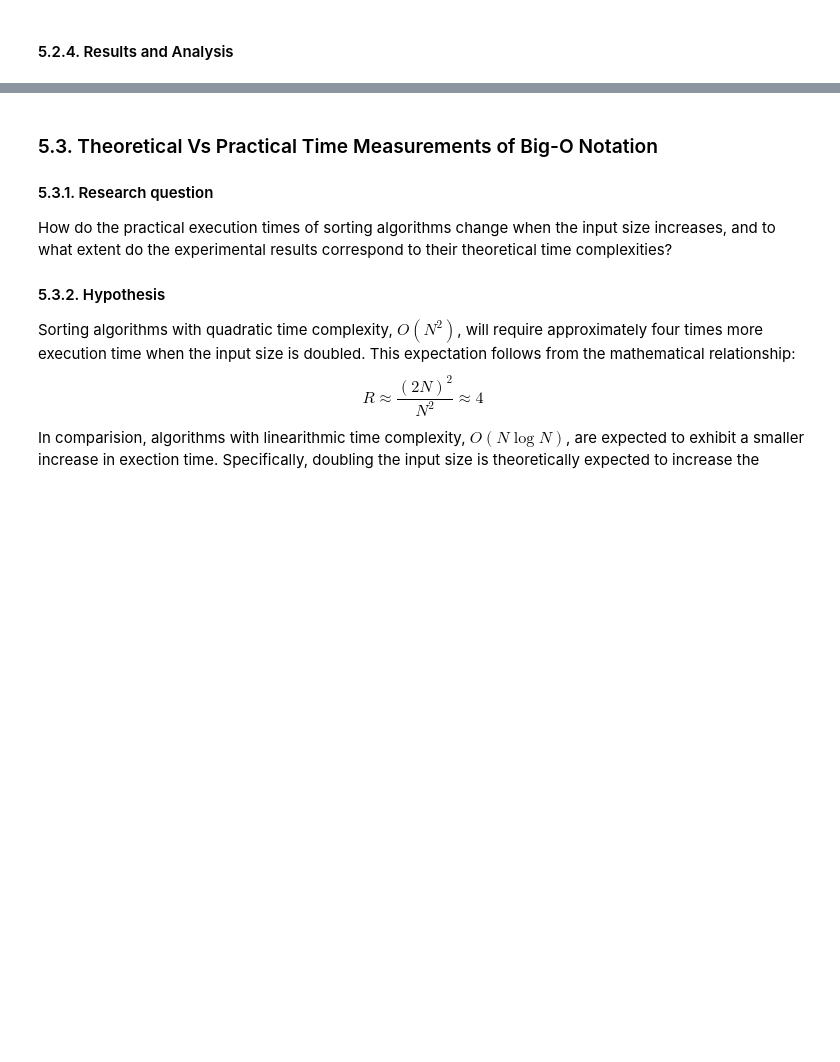
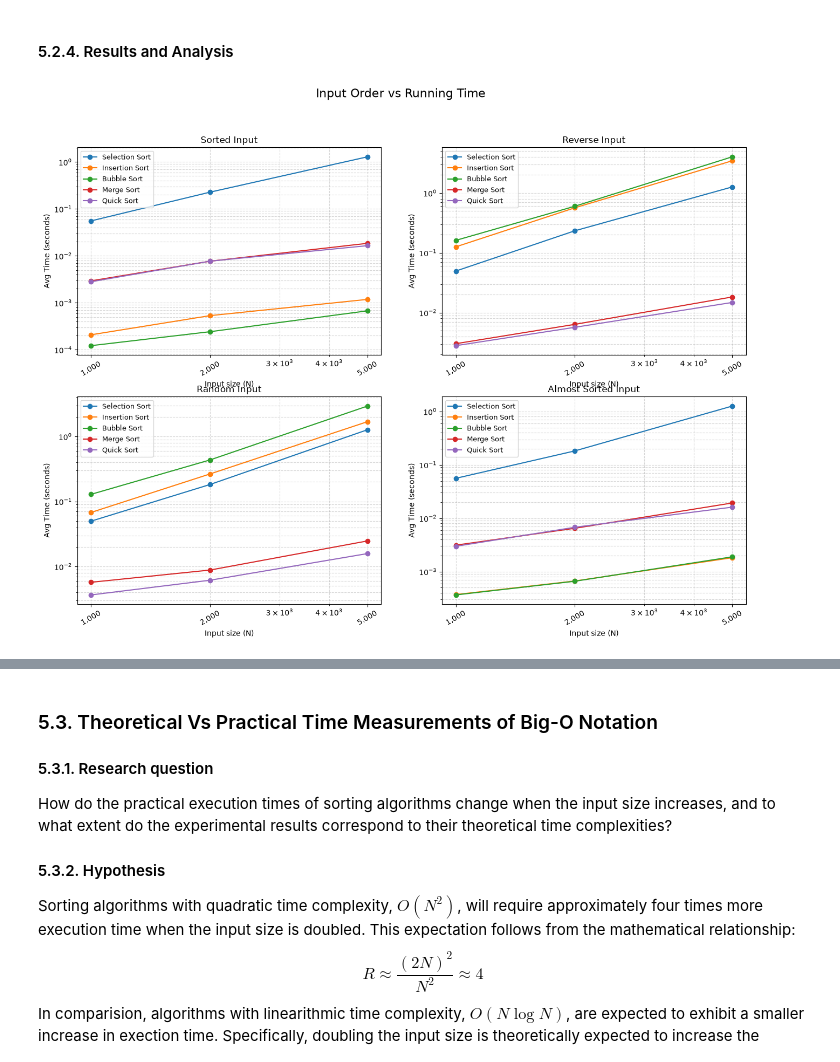
Before and after one commit to mnatova17-arch/Math-Concepts-For-Developers-Final-Course, a Jupyter notebook: implemenations.ipynb, the cells around one changed output, grey strips where cells are left out. Drawn from its saved outputs; the diff is of its cells as text; code cells hidden in the pictures; blank space fills up the shorter version.

```diff
--- a/implemenations.ipynb
+++ b/implemenations.ipynb
@@ -548,31 +574,33 @@ for i, input_name in enumerate(input_orders):
             times,
             marker="o",
             label=algo_name
         )
 
     # set diagram specifics
     ax.set_title(f"{input_name} Input")
     ax.set_xlabel("Input size (N)")
     ax.set_ylabel("Avg Time (seconds)")
 
     # visualize the scale with better measurements - appropriate for small difference between the scale
     ax.set_xscale("log")
     ax.set_yscale("log")
 
 
     ax.set_xticks(GLOBAL_SIZES_EX_2)
     ax.set_xticklabels(
         [f"{size:,}" for size in GLOBAL_SIZES_EX_2],
         rotation = 30
     )
 
     ax.grid(True, which="both", linestyle="--", alpha=0.5)
     ax.legend(fontsize = 9)
 
 # center titile, main title
 fig.suptitle(
-    "Sorting Algorithms: Input Order vs Running Time",
+    "Input Order vs Running Time",
     fontsize = 16
 )
 
 plt.show()
+# %% [output]
+[figure, added]
```
Also changed, not shown: parts of 6 cells of this notebook.
